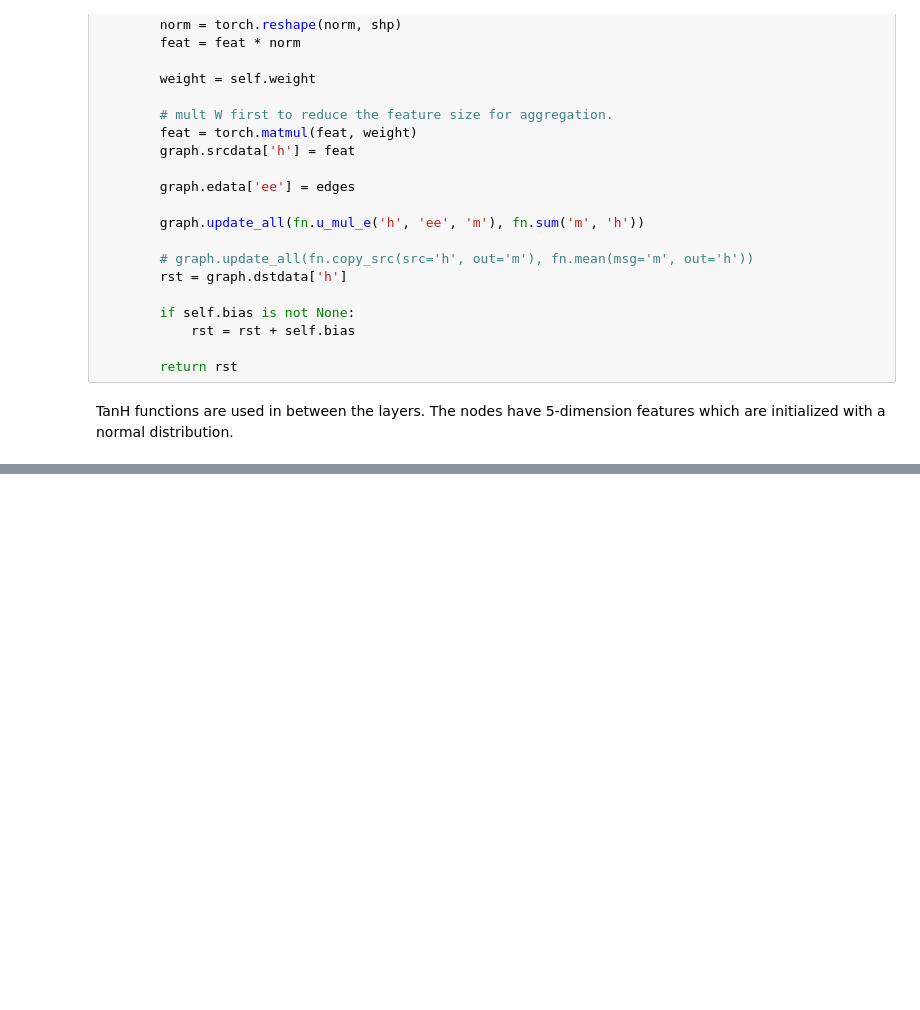
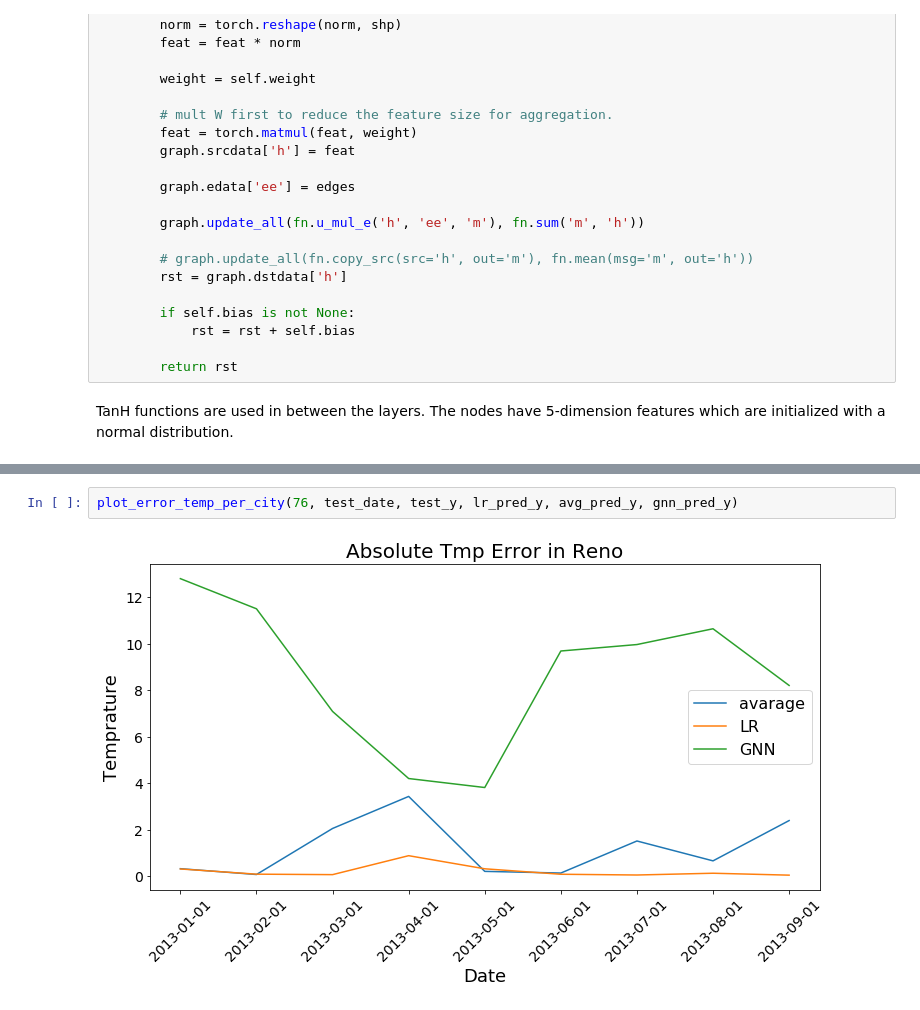
Before and after one commit to asafkar/weather_predict, a Jupyter notebook: weather.ipynb, the cells around one changed output, grey strips where cells are left out. Saved outputs shown, nothing was run; the diff lists cells and outputs as text; blank space fills up the shorter version.

```diff
--- a/weather.ipynb
+++ b/weather.ipynb
@@ -557,0 +846,4 @@ Y_pred = linear_regressor.predict(X)  # make predictions
+# %%
+plot_error_temp_per_city(76, test_date, test_y, lr_pred_y, avg_pred_y, gnn_pred_y)
+# %% [output]
+[figure, added]
```
Also changed, not shown: parts of 33 cells of this notebook, 1 other file.
